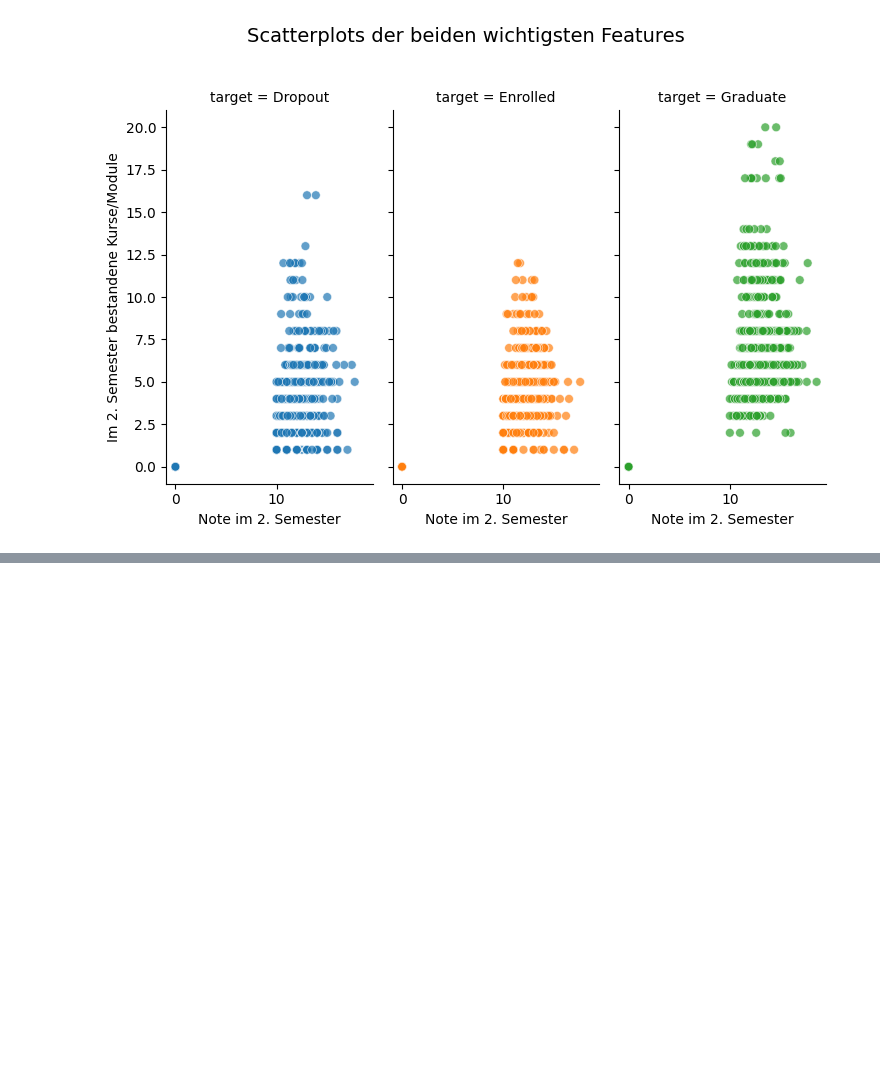
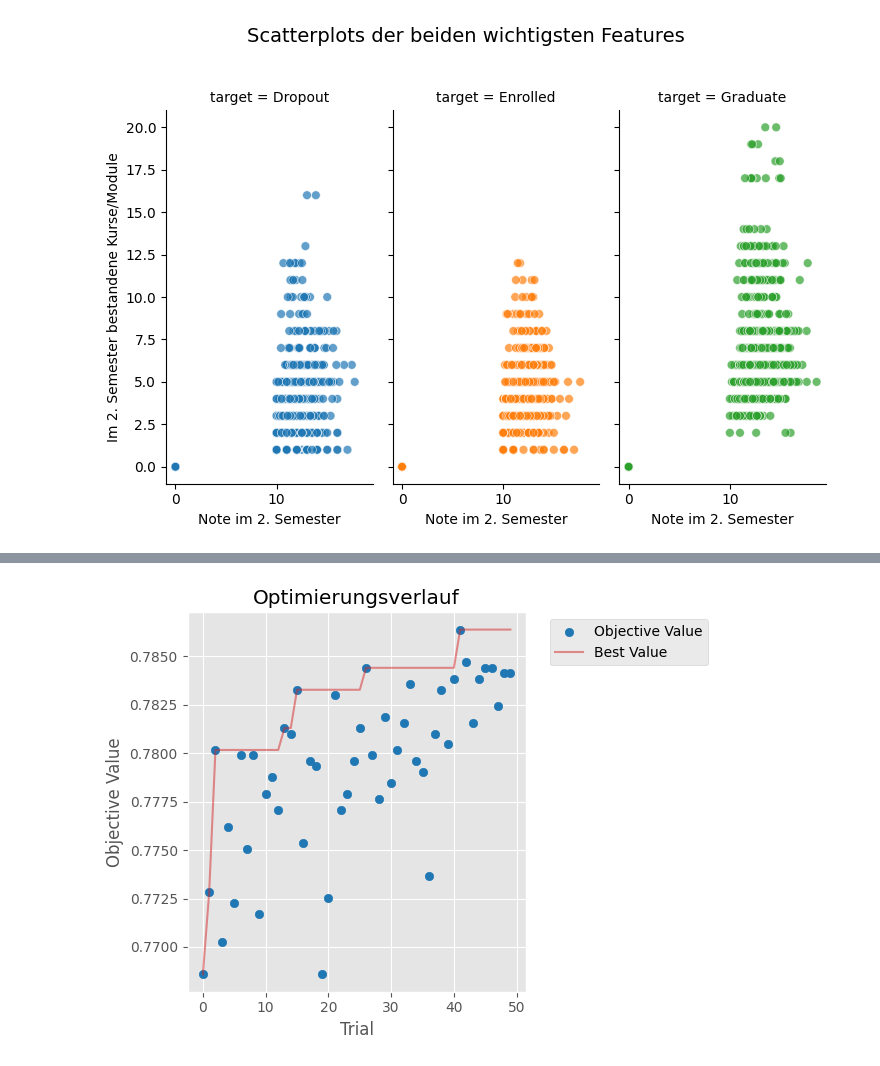
Before and after one commit to Sorour2025/SorourEndProjekt, a Jupyter notebook: data.ipynb, the cells around one changed output, grey strips where cells are left out. Cells and saved outputs as stored; diff of their text form; code cells hidden in the pictures; blank space fills up the shorter version.

```diff
--- a/data.ipynb
+++ b/data.ipynb
@@ -851,0 +915,88 @@ plt.show()
+# %%
+import optuna
+from xgboost import XGBClassifier
+from sklearn.metrics import accuracy_score
+from sklearn.preprocessing import LabelEncoder
+from sklearn.model_selection import cross_val_score
+import numpy as np
+
+
+label_encoder = LabelEncoder()
+y_train_encoded = label_encoder.fit_transform(y_train)
+
+# Zielfunktion für Optuna
+def objective(trial):
+    # Parameter
+    param = {
+        'n_estimators': trial.suggest_int('n_estimators', 100, 500),
+        'max_depth': trial.suggest_int('max_depth', 3, 10),
+        'learning_rate': trial.suggest_float('learning_rate', 0.01, 0.3),
+        'subsample': trial.suggest_float('subsample', 0.6, 1.0),
+        'colsample_bytree': trial.suggest_float('colsample_bytree', 0.6, 1.0),
+        'min_child_weight': trial.suggest_int('min_child_weight', 1, 10),
+        'gamma': trial.suggest_float('gamma', 0, 5),
+        'objective': 'multi:softprob',
+        'num_class': len(label_encoder.classes_),
+        'eval_metric': 'mlogloss',
+        'random_state': 42
+    }
+
+    # Modell mit den aktuellen Parametern erstellen
+    model = XGBClassifier(**param)
+
+    # Kreuzvalidierung
+    cv_scores = cross_val_score(model, X_train, y_train_encoded, cv=5, scoring='accuracy')
+
+    # Durchschnittliche Genauigkeit zurückgeben
+    return np.mean(cv_scores)
+
+# Optuna-Studie
+study = optuna.create_study(direction='maximize')
+study.optimize(objective, n_trials=50)  # Anzahl der Versuche
+
+# Beste Parameter a
+print("Beste Parameter:", study.best_params)
+print("Beste kreuzvalidierte Genauigkeit:", study.best_value)
+
+# Optimales Modell mit den besten Parametern erstellen
+best_params = study.best_params
+best_params['objective'] = 'multi:softprob'
+best_params['num_class'] = len(label_encoder.classes_)
+best_params['eval_metric'] = 'mlogloss'
+best_params['random_state'] = 42
+
+best_model = XGBClassifier(**best_params)
+best_model.fit(X_train, y_train_encoded)
+
+# Modell auf Testdaten auswerten
+y_test_encoded = label_encoder.transform(y_test)
+test_predictions_encoded = best_model.predict(X_test)
+test_predictions = label_encoder.inverse_transform(test_predictions_encoded)
+
+# Endergebnisse ausgeben
+from sklearn.metrics import classification_report, confusion_matrix
+
+print("Genauigkeit auf Testdaten:", accuracy_score(y_test, test_predictions))
+print("\nKlassifikationsbericht:\n", classification_report(y_test, test_predictions))
+print("Konfusionsmatrix:\n", confusion_matrix(y_test, test_predictions))
+
+# Visualisierung der Optimierungsergebnisse
+import matplotlib.pyplot as plt
+
+# Optimierungsverlauf
+plt.figure(figsize=(10, 6))
+optuna.visualization.matplotlib.plot_optimization_history(study)
+plt.title('Optimierungsverlauf')
+plt.tight_layout()
+plt.show()
+
+# Feature-Wichtigkeit des finalen Modells
+plt.figure(figsize=(10, 6))
+sorted_idx = np.argsort(best_model.feature_importances_)
+plt.barh(range(len(sorted_idx)), best_model.feature_importances_[sorted_idx])
+plt.yticks(range(len(sorted_idx)), np.array(X_train.columns)[sorted_idx])
+plt.title('XGBoost Feature-Importance (optimierte Parameter)')
+plt.xlabel('Wichtigkeit')
+plt.tight_layout()
+plt.show()
+# %% [output]
@@ -851,0 +1040 @@ plt.show()
+[figure, added]
```
Also changed, not shown: parts of 12 cells of this notebook.
